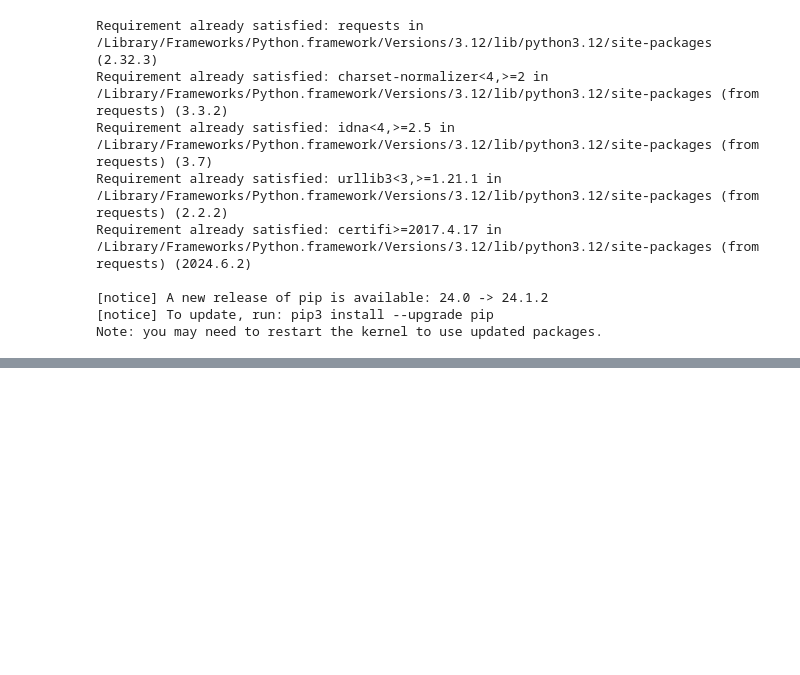
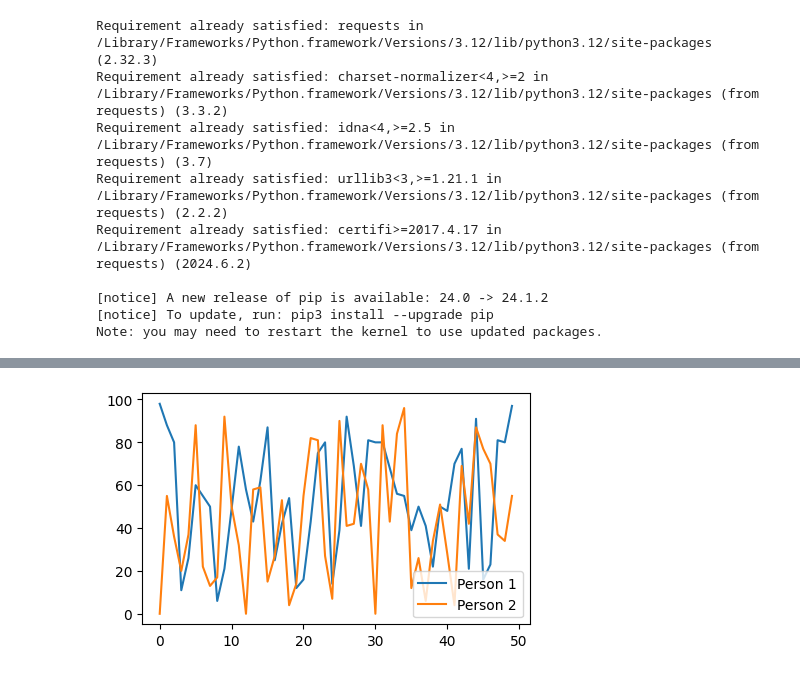
Before and after one commit to KristinaTalalaievska/visualization, a Jupyter notebook: 02_activities/assignments/participation/visualization.ipynb, the cells around one changed output, grey strips where cells are left out. Drawn from its saved outputs; the diff is of its cells as text; code cells hidden in the pictures; blank space fills up the shorter version.

```diff
--- a/02_activities/assignments/participation/visualization.ipynb
+++ b/02_activities/assignments/participation/visualization.ipynb
@@ -76,0 +152,13 @@ plt.show()
+# %%
+fig, ax = plt.subplots(figsize=(5, 3))
+ax.plot(x, y1, label='Person 1')
+ax.plot(x, y2, label='Person 2')
+ax.legend(loc='lower right')
+frameon = True, #add frame around the legend
+fontsize = 12, #change font size
+ncol = 2, #specif number of colums
+shadow =True
+
+fig.show()
+# %% [output]
+[figure, added]
```
Also changed, not shown: parts of 18 cells of this notebook.
